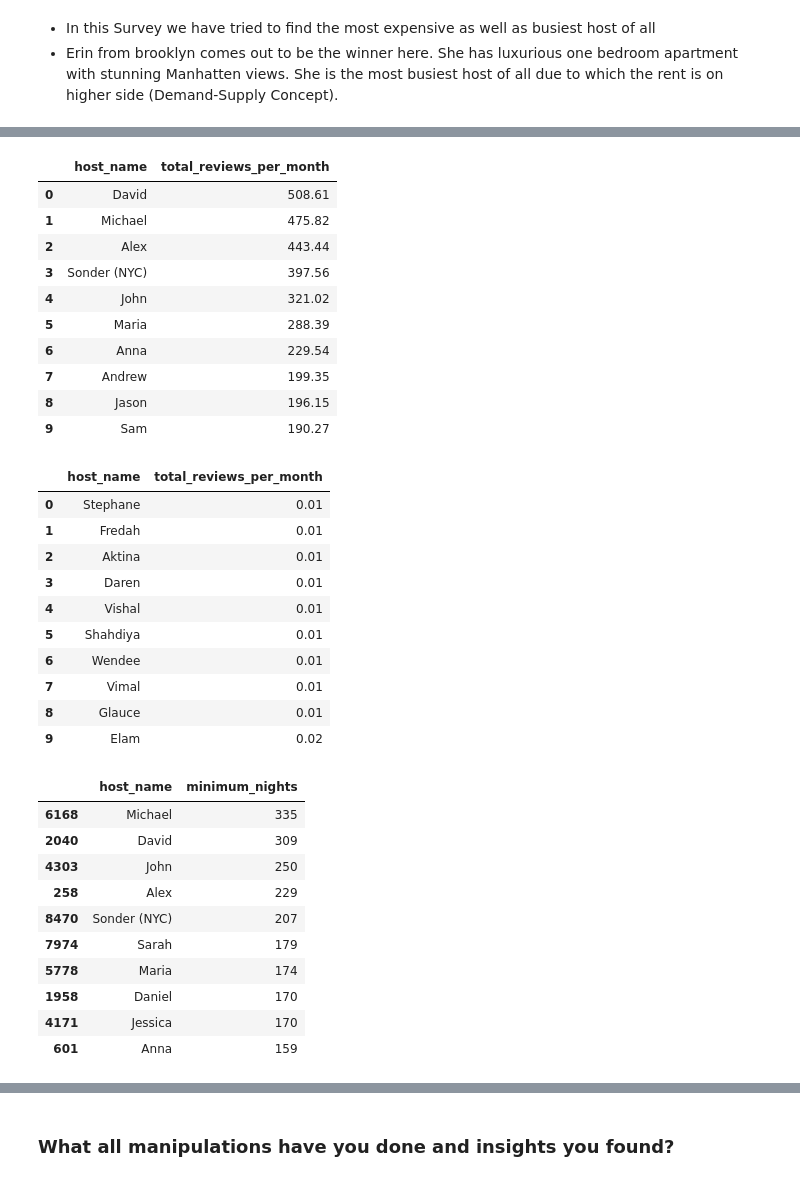
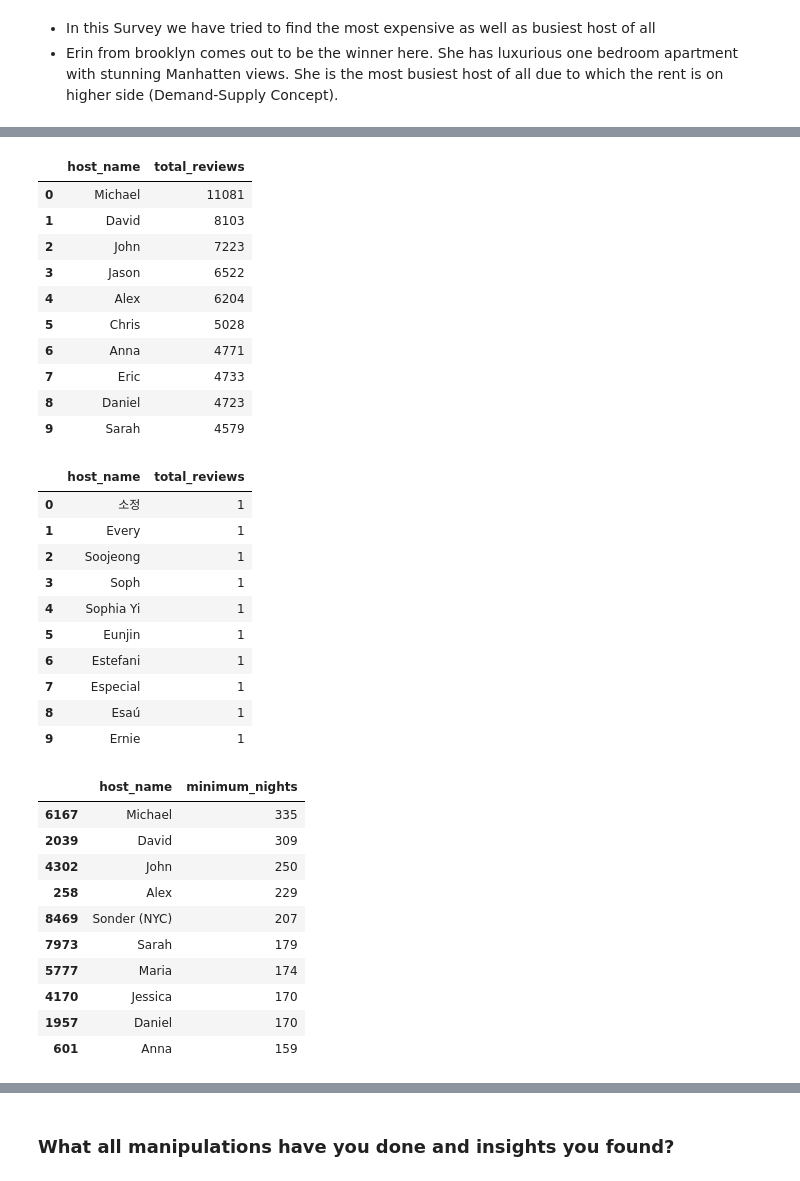
Before and after one commit to Rohan30/Rohan30, a Jupyter notebook: ABNB_Bookings_Analysis.ipynb, the cells around one changed output, grey strips where cells are left out. Cells and saved outputs as stored; diff of their text form; code cells hidden in the pictures.

```diff
--- a/ABNB_Bookings_Analysis.ipynb
+++ b/ABNB_Bookings_Analysis.ipynb
@@ -275,3 +275,5 @@ memory usage: 5.6+ MB
 ## 3. ***Data Wrangling***
 # %% [markdown]
 ### Data Wrangling Code
+# %%
+df1=df1[df1['price']!=0]
@@ -501,36 +531,36 @@ df1.loc[df1['availability_365']==365].sort_values(by='price',ascending =True).gr
 | 33274 | Cozy Stay!! | 197516314 | Genny | Staten Island | Private room | 50 |
 # %%
 #most reviewed hosts
-hosts_reviewed=df1.groupby('host_name')['reviews_per_month'].sum().sort_values(ascending=False)[:10].reset_index(name='total_reviews_per_month')
+hosts_reviewed=df1.groupby(['host_name'])['number_of_reviews'].sum().sort_values(ascending=False)[:10].reset_index(name='total_reviews')
 hosts_reviewed
 # %% [output]
-|  | host_name | total_reviews_per_month |
-| 0 | David | 508.61 |
-| 1 | Michael | 475.82 |
-| 2 | Alex | 443.44 |
-| 3 | Sonder (NYC) | 397.56 |
-| 4 | John | 321.02 |
-| 5 | Maria | 288.39 |
-| 6 | Anna | 229.54 |
-| 7 | Andrew | 199.35 |
-| 8 | Jason | 196.15 |
-| 9 | Sam | 190.27 |
+|  | host_name | total_reviews |
+| 0 | Michael | 11081 |
+| 1 | David | 8103 |
+| 2 | John | 7223 |
+| 3 | Jason | 6522 |
+| 4 | Alex | 6204 |
+| 5 | Chris | 5028 |
+| 6 | Anna | 4771 |
+| 7 | Eric | 4733 |
+| 8 | Daniel | 4723 |
+| 9 | Sarah | 4579 |
 # %%
 #least reviewed hosts
-least_reviewed=df1.groupby('host_name')['reviews_per_month'].sum().sort_values(ascending=True)[:10].reset_index(name='total_reviews_per_month')
+least_reviewed=df1.groupby(['host_name'])['number_of_reviews'].sum().sort_values(ascending=True)[:10].reset_index(name='total_reviews')
 least_reviewed
 # %% [output]
-|  | host_name | total_reviews_per_month |
-| 0 | Stephane | 0.01 |
-| 1 | Fredah | 0.01 |
-| 2 | Aktina | 0.01 |
-| 3 | Daren | 0.01 |
-| 4 | Vishal | 0.01 |
-| 5 | Shahdiya | 0.01 |
-| 6 | Wendee | 0.01 |
-| 7 | Vimal | 0.01 |
-| 8 | Glauce | 0.01 |
-| 9 | Elam | 0.02 |
+|  | host_name | total_reviews |
+| 0 | 소정 | 1 |
+| 1 | Every | 1 |
+| 2 | Soojeong | 1 |
+| 3 | Soph | 1 |
+| 4 | Sophia Yi | 1 |
+| 5 | Eunjin | 1 |
+| 6 | Estefani | 1 |
+| 7 | Especial | 1 |
+| 8 | Esaú | 1 |
+| 9 | Ernie | 1 |
 # %%
 # finding busiest hosts
 busiest_hosts= df1.groupby(['host_name'])['minimum_nights'].count().reset_index()
@@ -539,15 +569,15 @@ busy_host= busiest_hosts.sort_values('minimum_nights', ascending=False).head(10)
 busy_host
 # %% [output]
 |  | host_name | minimum_nights |
-| 6168 | Michael | 335 |
-| 2040 | David | 309 |
-| 4303 | John | 250 |
+| 6167 | Michael | 335 |
+| 2039 | David | 309 |
+| 4302 | John | 250 |
 | 258 | Alex | 229 |
-| 8470 | Sonder (NYC) | 207 |
-| 7974 | Sarah | 179 |
-| 5778 | Maria | 174 |
-| 1958 | Daniel | 170 |
-| 4171 | Jessica | 170 |
+| 8469 | Sonder (NYC) | 207 |
+| 7973 | Sarah | 179 |
+| 5777 | Maria | 174 |
+| 4170 | Jessica | 170 |
+| 1957 | Daniel | 170 |
 | 601 | Anna | 159 |
 # %%
 #most expensive neighbourhoods
```
Also changed, not shown: parts of 50 cells of this notebook.
